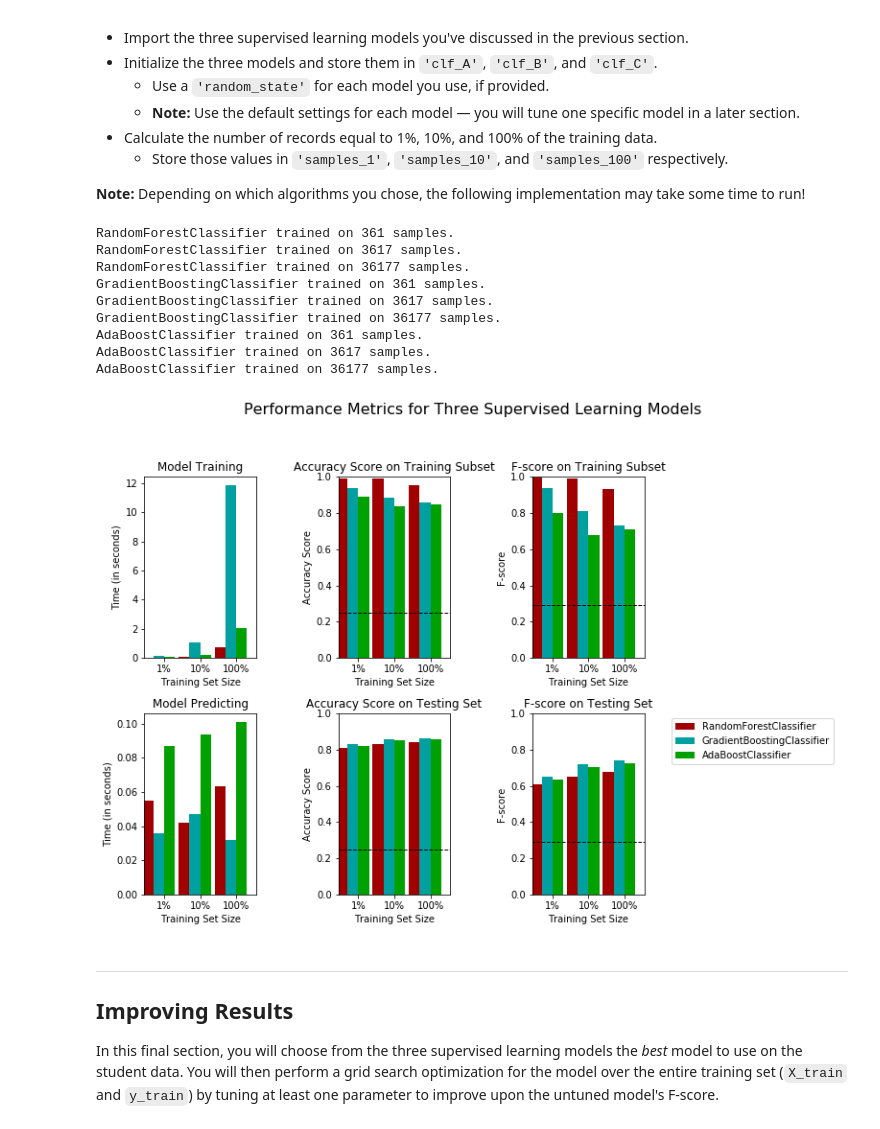
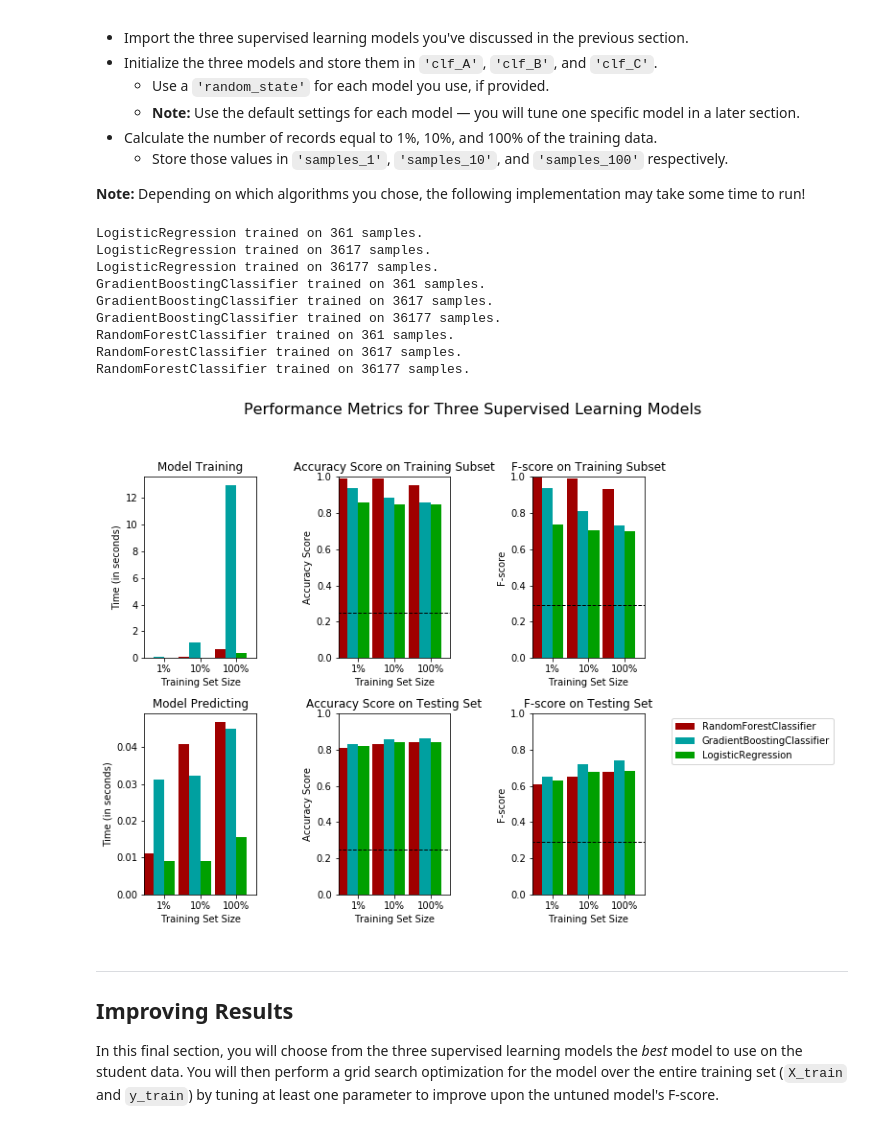
Before and after one commit to vcrice/udacity_project, a Jupyter notebook: finding_donors/finding_donors.ipynb, the cells around one changed output. Cells and saved outputs as stored; diff of their text form; code cells hidden in the pictures.

```diff
--- a/finding_donors/finding_donors.ipynb
+++ b/finding_donors/finding_donors.ipynb
@@ -389,44 +410,44 @@ In the code cell, you will need to implement the following:
 # %%
 # TODO: Import the three supervised learning models from sklearn
 from sklearn.ensemble import RandomForestClassifier
-from sklearn.linear_model import SGDClassifier
+from sklearn.linear_model import LogisticRegression
 from sklearn.ensemble import GradientBoostingClassifier
 from sklearn.ensemble import AdaBoostClassifier
 # TODO: Initialize the three models
-clf_A = RandomForestClassifier(random_state=1)
+clf_A = LogisticRegression()
 clf_B = GradientBoostingClassifier(random_state=1)
-clf_C = AdaBoostClassifier(random_state=1)
+clf_C = RandomForestClassifier(random_state=1)
 
 # TODO: Calculate the number of samples for 1%, 10%, and 100% of the training data
 # HINT: samples_100 is the entire training set i.e. len(y_train)
 # HINT: samples_10 is 10% of samples_100 (ensure to set the count of the values to be `int` and not `float`)
 # HINT: samples_1 is 1% of samples_100 (ensure to set the count of the values to be `int` and not `float`)
 samples_100 = len(y_train)
 samples_10 = int(samples_100/10)
 samples_1 = int(samples_100/100)
 
 # Collect results on the learners
 results = {}
 for clf in [clf_A, clf_B, clf_C]:
     clf_name = clf.__class__.__name__
     results[clf_name] = {}
     for i, samples in enumerate([samples_1, samples_10, samples_100]):
         results[clf_name][i] = \
         train_predict(clf, samples, X_train, y_train, X_test, y_test)
 
 # Run metrics visualization for the three supervised learning models chosen
 vs.evaluate(results,accuracy,fscore)
 # %% [output]
+LogisticRegression trained on 361 samples.
+LogisticRegression trained on 3617 samples.
+LogisticRegression trained on 36177 samples.
+GradientBoostingClassifier trained on 361 samples.
+GradientBoostingClassifier trained on 3617 samples.
+GradientBoostingClassifier trained on 36177 samples.
 RandomForestClassifier trained on 361 samples.
 RandomForestClassifier trained on 3617 samples.
 RandomForestClassifier trained on 36177 samples.
-GradientBoostingClassifier trained on 361 samples.
-GradientBoostingClassifier trained on 3617 samples.
-GradientBoostingClassifier trained on 36177 samples.
-AdaBoostClassifier trained on 361 samples.
-AdaBoostClassifier trained on 3617 samples.
-AdaBoostClassifier trained on 36177 samples.
-[figure, old version]
+[figure, new version]
 # %% [markdown]
 ----
 ## Improving Results
```
Also changed, not shown: parts of 4 cells of this notebook, 1 other file.
